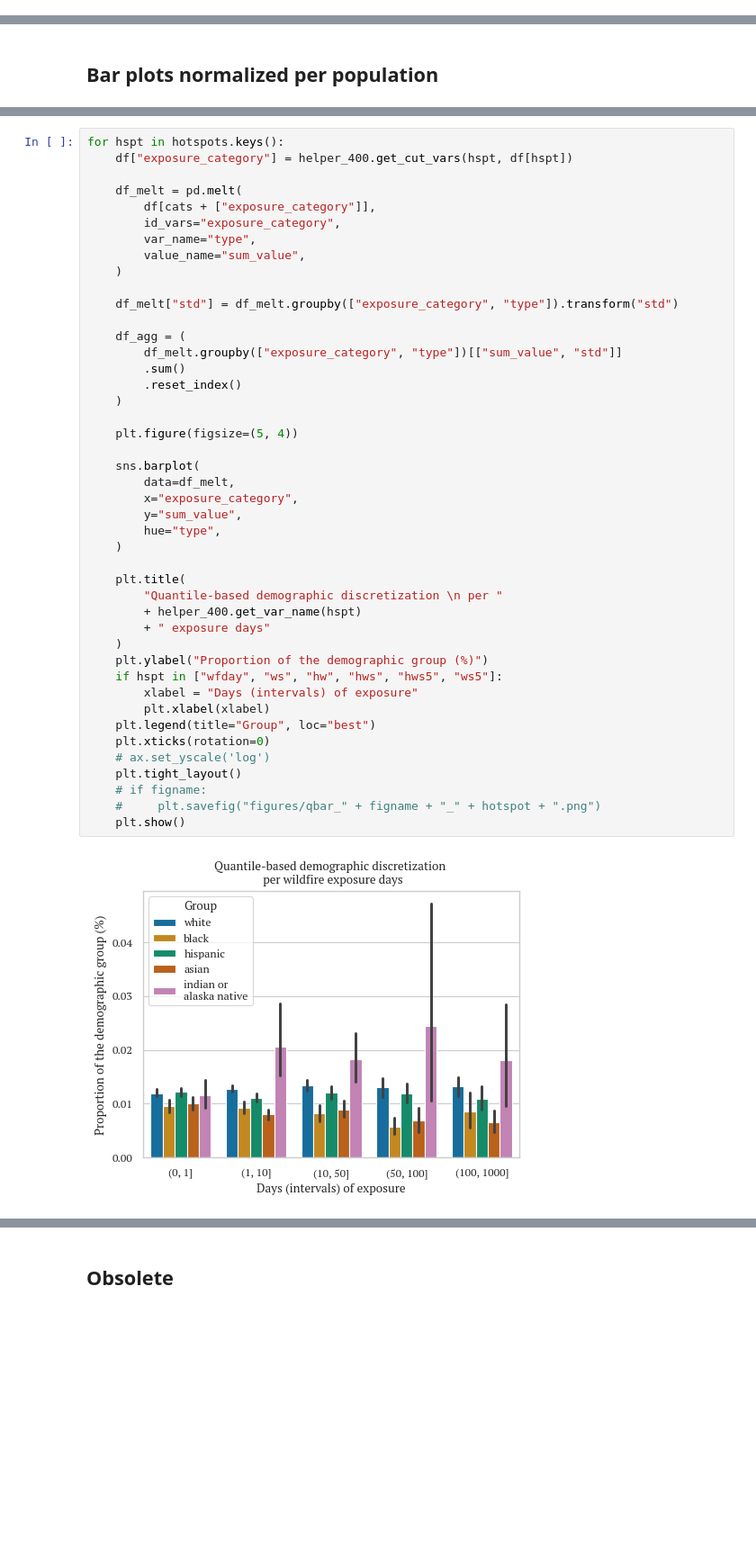
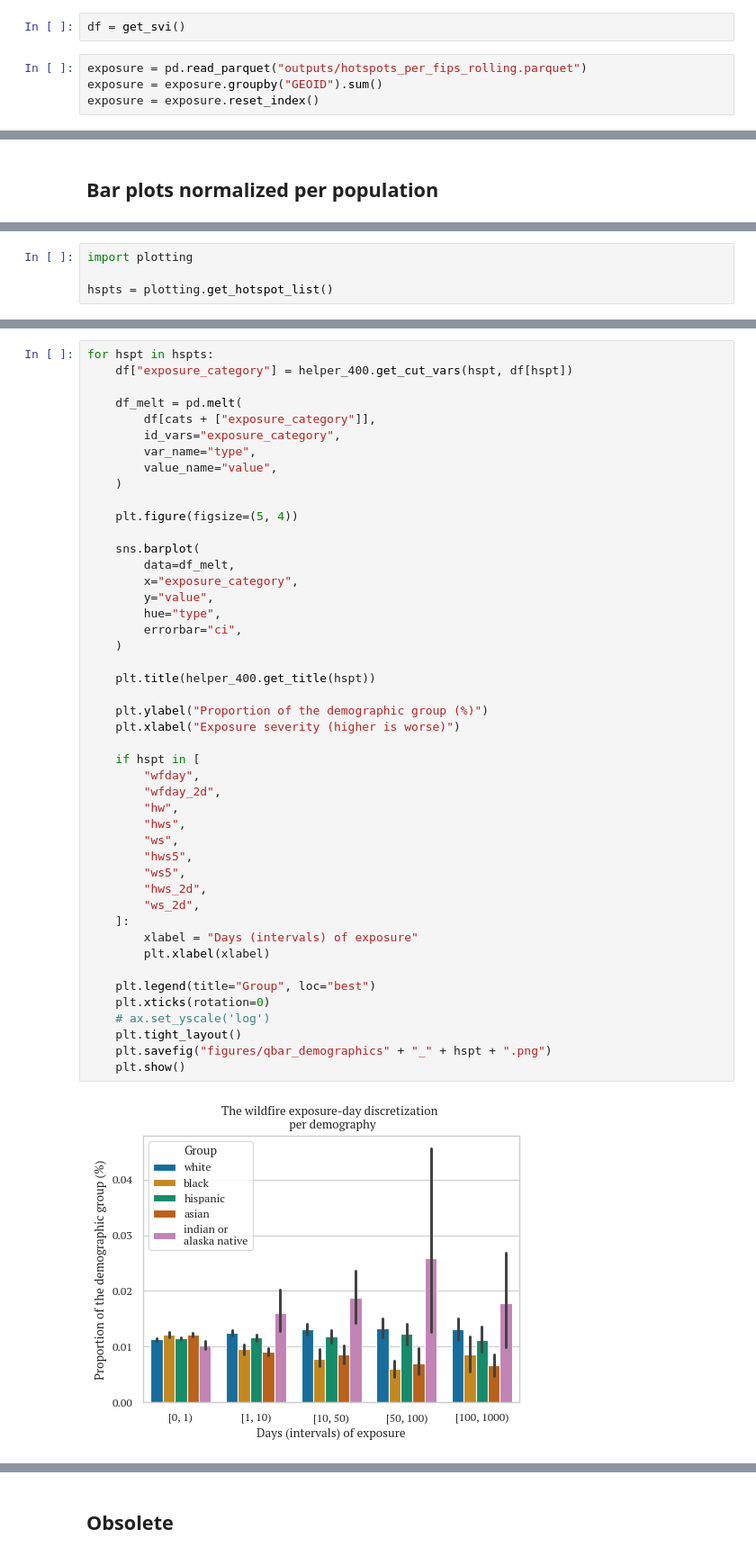
Before and after one commit to NSAPH-Projects/concurrence-climate-hazards, a Jupyter notebook: 401_demographics.ipynb, the cells around one changed output, grey strips where cells are left out. Shown at 90% size. Drawn from its saved outputs; the diff is of its cells as text; blank space fills up the shorter version.

```diff
--- a/401_demographics.ipynb
+++ b/401_demographics.ipynb
@@ -48 +41,7 @@ exposure = helper_400.get_exposure_df()
+# %%
+df = get_svi()
+# %%
+exposure = pd.read_parquet("outputs/hotspots_per_fips_rolling.parquet")
+exposure = exposure.groupby("GEOID").sum()
+exposure = exposure.reset_index()
 # %%
@@ -204,0 +98,4 @@ sns.barplot(
+# %%
+import plotting
+
+hspts = plotting.get_hotspot_list()
@@ -205,46 +124,48 @@ sns.barplot(
 # %%
-for hspt in hotspots.keys():
+for hspt in hspts:
     df["exposure_category"] = helper_400.get_cut_vars(hspt, df[hspt])
 
     df_melt = pd.melt(
         df[cats + ["exposure_category"]],
         id_vars="exposure_category",
         var_name="type",
-        value_name="sum_value",
-    )
-
-    df_melt["std"] = df_melt.groupby(["exposure_category", "type"]).transform("std")
-
-    df_agg = (
-        df_melt.groupby(["exposure_category", "type"])[["sum_value", "std"]]
-        .sum()
-        .reset_index()
+        value_name="value",
     )
 
     plt.figure(figsize=(5, 4))
 
     sns.barplot(
         data=df_melt,
         x="exposure_category",
-        y="sum_value",
+        y="value",
         hue="type",
+        errorbar="ci",
     )
 
-    plt.title(
-        "Quantile-based demographic discretization \n per "
-        + helper_400.get_var_name(hspt)
-        + " exposure days"
-    )
+    plt.title(helper_400.get_title(hspt))
+
     plt.ylabel("Proportion of the demographic group (%)")
-    if hspt in ["wfday", "ws", "hw", "hws", "hws5", "ws5"]:
+    plt.xlabel("Exposure severity (higher is worse)")
+
+    if hspt in [
+        "wfday",
+        "wfday_2d",
+        "hw",
+        "hws",
+        "ws",
+        "hws5",
+        "ws5",
+        "hws_2d",
+        "ws_2d",
+    ]:
         xlabel = "Days (intervals) of exposure"
         plt.xlabel(xlabel)
+
     plt.legend(title="Group", loc="best")
     plt.xticks(rotation=0)
     # ax.set_yscale('log')
     plt.tight_layout()
-    # if figname:
-    #     plt.savefig("figures/qbar_" + figname + "_" + hotspot + ".png")
+    plt.savefig("figures/qbar_demographics" + "_" + hspt + ".png")
     plt.show()
 # %% [output]
-[figure, old version]
+[figure, new version]
```
Also changed, not shown: parts of 25 cells of this notebook, 4 other files.
